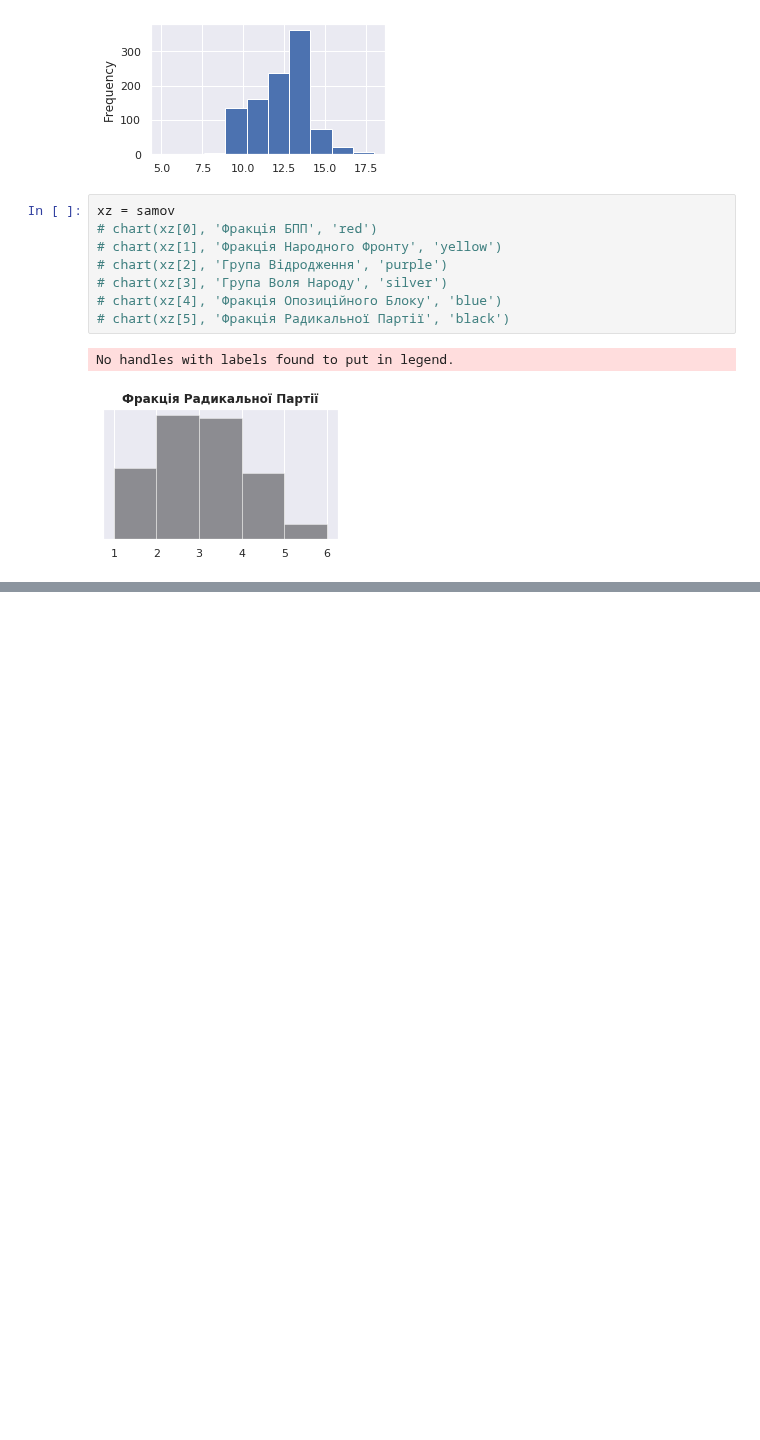
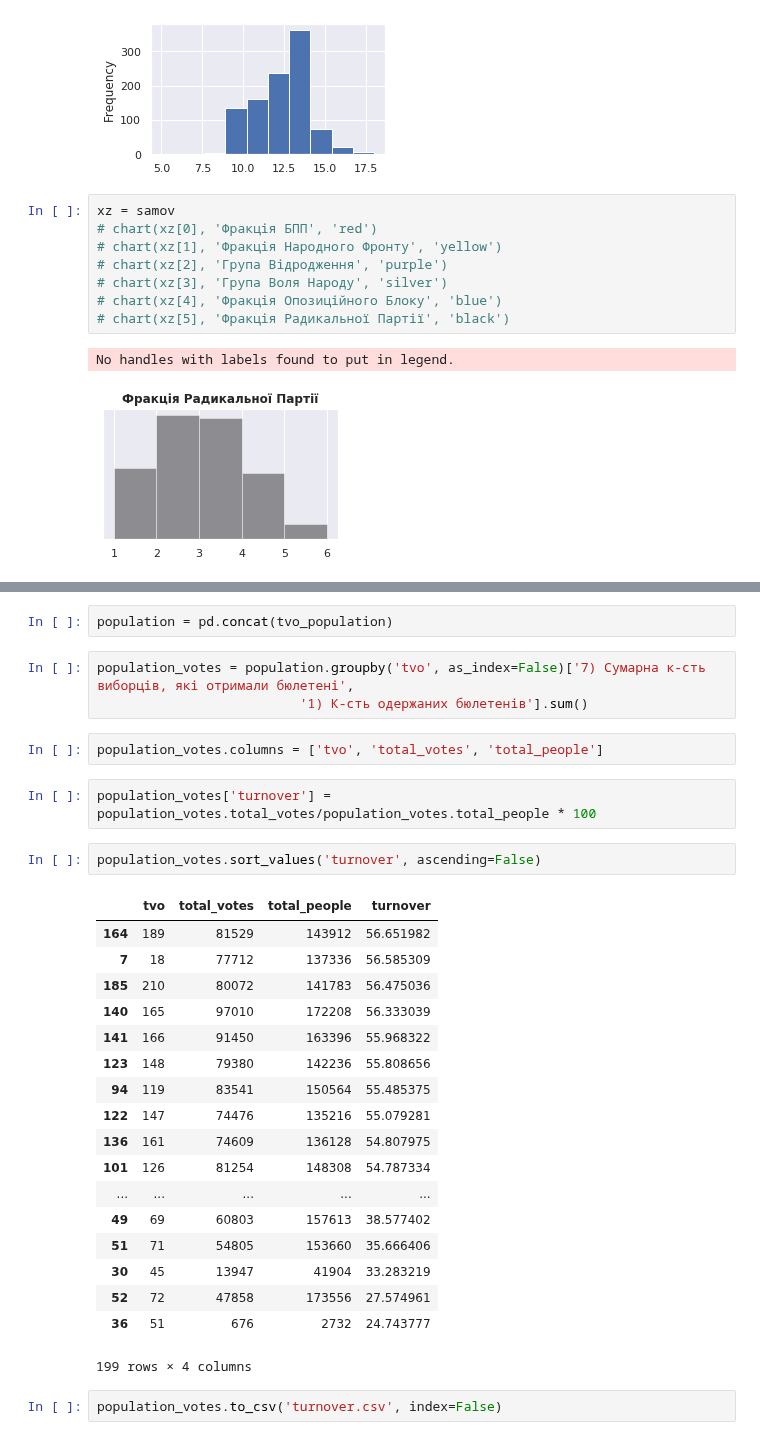
Before and after one commit to texty/parliamentary_elections_forecasting_2019, a Jupyter notebook: h2o.ipynb, the cells around one changed output, grey strips where cells are left out. Saved outputs shown, nothing was run; the diff lists cells and outputs as text; blank space fills up the shorter version.

```diff
--- a/h2o.ipynb
+++ b/h2o.ipynb
@@ -904,0 +1349,32 @@ No handles with labels found to put in legend.
+# %%
+population = pd.concat(tvo_population)
+# %%
+population_votes = population.groupby('tvo', as_index=False)['7) Сумарна к-сть виборців, які отримали бюлетені',
+                          '1) К-сть одержаних бюлетенів'].sum()
+# %%
+population_votes.columns = ['tvo', 'total_votes', 'total_people']
+# %%
+population_votes['turnover'] = population_votes.total_votes/population_votes.total_people * 100
+# %%
+population_votes.sort_values('turnover', ascending=False)
+# %% [output]
+|  | tvo | total_votes | total_people | turnover |
+| 164 | 189 | 81529 | 143912 | 56.651982 |
+| 7 | 18 | 77712 | 137336 | 56.585309 |
+| 185 | 210 | 80072 | 141783 | 56.475036 |
+| 140 | 165 | 97010 | 172208 | 56.333039 |
+| 141 | 166 | 91450 | 163396 | 55.968322 |
+| 123 | 148 | 79380 | 142236 | 55.808656 |
+| 94 | 119 | 83541 | 150564 | 55.485375 |
+| 122 | 147 | 74476 | 135216 | 55.079281 |
+| 136 | 161 | 74609 | 136128 | 54.807975 |
+| 101 | 126 | 81254 | 148308 | 54.787334 |
+| ... | ... | ... | ... | ... |
+| 49 | 69 | 60803 | 157613 | 38.577402 |
+| 51 | 71 | 54805 | 153660 | 35.666406 |
+| 30 | 45 | 13947 | 41904 | 33.283219 |
+| 52 | 72 | 47858 | 173556 | 27.574961 |
+| 36 | 51 | 676 | 2732 | 24.743777 |
+199 rows × 4 columns
+# %%
+population_votes.to_csv('turnover.csv', index=False)
```
Also changed, not shown: parts of 36 cells of this notebook, 5 other files.
